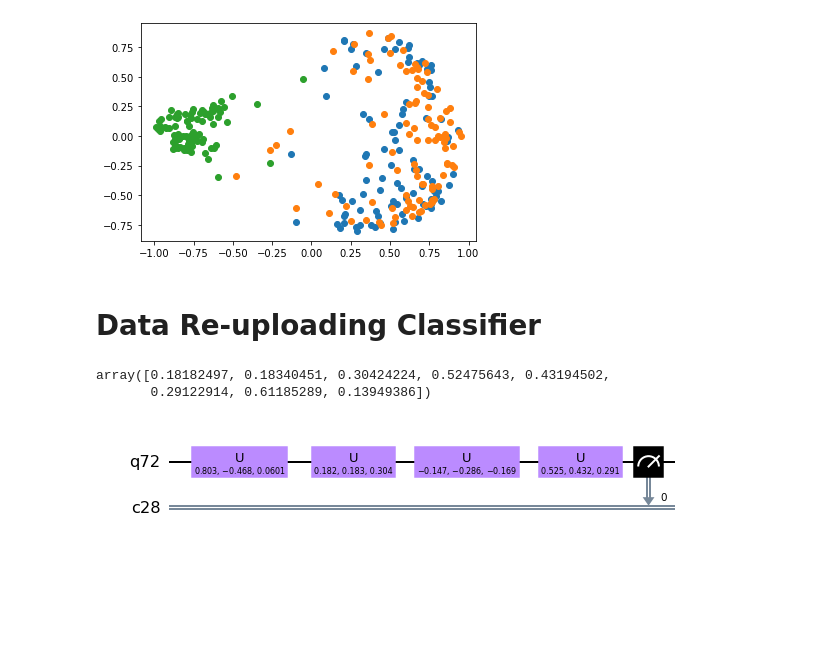
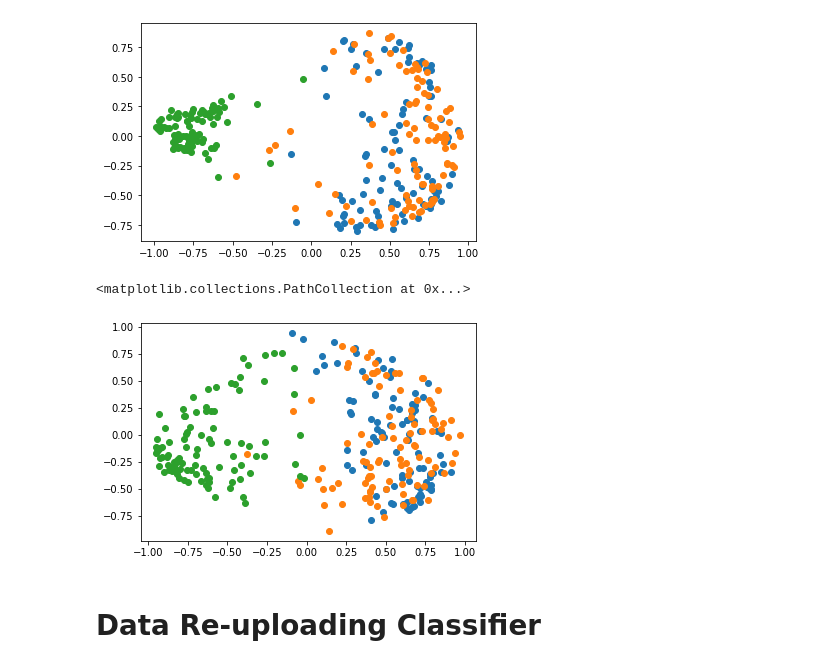
Before and after one commit to ericardomuten/qiskit-advocate-mentorship, a Jupyter notebook: 2_PCA_DRC.ipynb, the cells around one changed output. Cells and saved outputs as stored; diff of their text form; code cells hidden in the pictures; blank space fills up the shorter version.

```diff
--- a/2_PCA_DRC.ipynb
+++ b/2_PCA_DRC.ipynb
@@ -191,3 +243,4 @@ from matplotlib import pyplot as plt
 # %%
 num_component = 6
-pca = PCA(n_components=num_component, svd_solver='full')
+pca01 = PCA(n_components=num_component, svd_solver='full')
+pca36 = PCA(n_components=num_component, svd_solver='full')
@@ -212,0 +247,3 @@ print(X_test.shape, Y_test.shape)
+# %%
+pca01.fit(X_train01)
+pca36.fit(X_train36)
@@ -212,0 +269,7 @@ print(X_test.shape, Y_test.shape)
+# %%
+X_train36 = pca36.transform(X_train36)
+X_test36 = pca36.transform(X_test36)
+
+# Sanity check
+print(X_train36.shape, Y_train36.shape)
+print(X_test36.shape, Y_test36.shape)
@@ -222,6 +290,16 @@ plt.scatter(X_train[200:300, 0], X_train[200:300, 1])
 # %% [output]
 <matplotlib.collections.PathCollection at 0x...>
 [figure]
+# %%
+X_train36 = (X_train36.T / np.sqrt(np.sum(X_train36 ** 2, -1))).T
+X_test36 = (X_test36.T / np.sqrt(np.sum(X_test36 ** 2, -1))).T
+# %%
+plt.scatter(X_train36[:100, 0], X_train36[:100, 1])
+plt.scatter(X_train36[100:200, 0], X_train36[100:200, 1])
+plt.scatter(X_train36[200:300, 0], X_train36[200:300, 1])
+# %% [output]
+<matplotlib.collections.PathCollection at 0x...>
+[figure, added]
 # %% [markdown]
 # Data Re-uploading Classifier
 # %%
@@ -249,11 +310,0 @@ def drc_circuit(x_sample, parameters, num_features, layer=1):
-# %%
-num_features = 6
-params = np.random.uniform(size=(num_features + 2))
-params
-# %% [output]
-array([0.18182497, 0.18340451, 0.30424224, 0.52475643, 0.43194502,
-       0.29122914, 0.61185289, 0.13949386])
-# %%
-drc_circuit(X_train[0], params, num_features).draw('mpl')
-# %% [output]
-[figure, removed]
```
Also changed, not shown: parts of 72 cells of this notebook.
